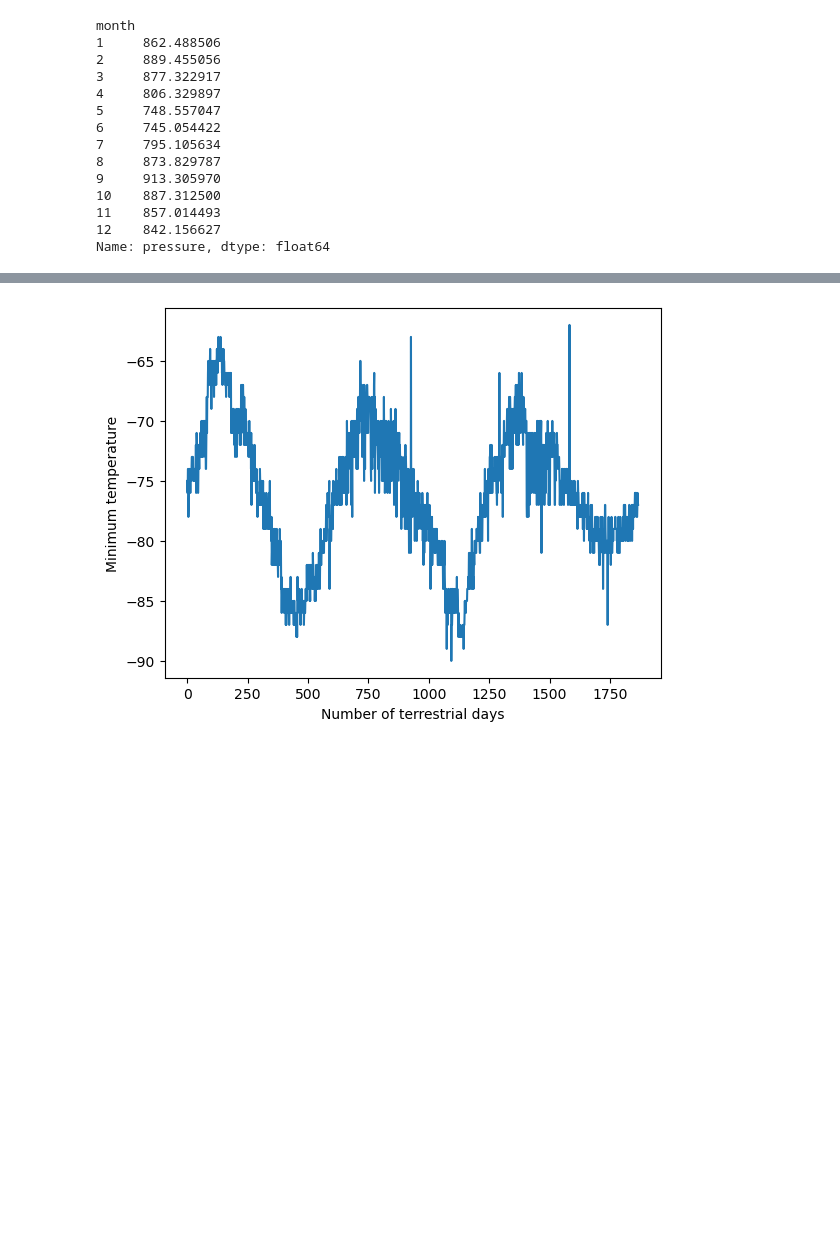
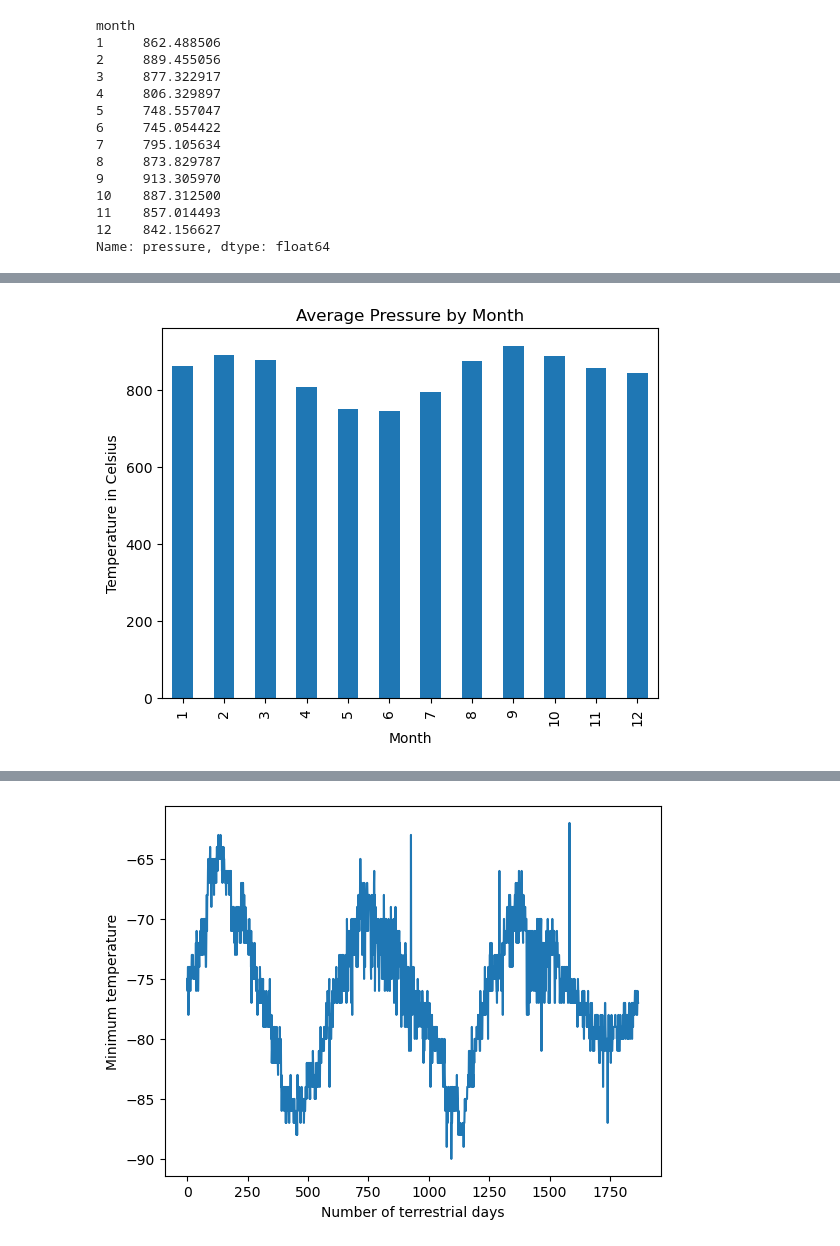
Before and after one commit to amaramh10/Mars_weather_data, a Jupyter notebook: part_2_mars_weather.ipynb, the cells around one changed output, grey strips where cells are left out. Cells and saved outputs as stored; diff of their text form; code cells hidden in the pictures; blank space fills up the shorter version.

```diff
--- a/part_2_mars_weather.ipynb
+++ b/part_2_mars_weather.ipynb
@@ -197,5 +203,7 @@ plt.show()
 # %%
 # 4. Average pressure by Martian month
+average_pressure = data_df.groupby(['month']).mean()['pressure']
+average_pressure
 # %% [output]
 month
 1     862.488506
@@ -217,0 +222,10 @@ Name: pressure, dtype: float64
+# %%
+# Plot the average pressure by month
+
+average_pressure.plot.bar()
+plt.title("Average Pressure by Month")
+plt.xlabel("Month")
+plt.ylabel("Temperature in Celsius")
+plt.show()
+# %% [output]
+[figure, added]
```
Also changed, not shown: parts of 5 cells of this notebook, 1 other file.
